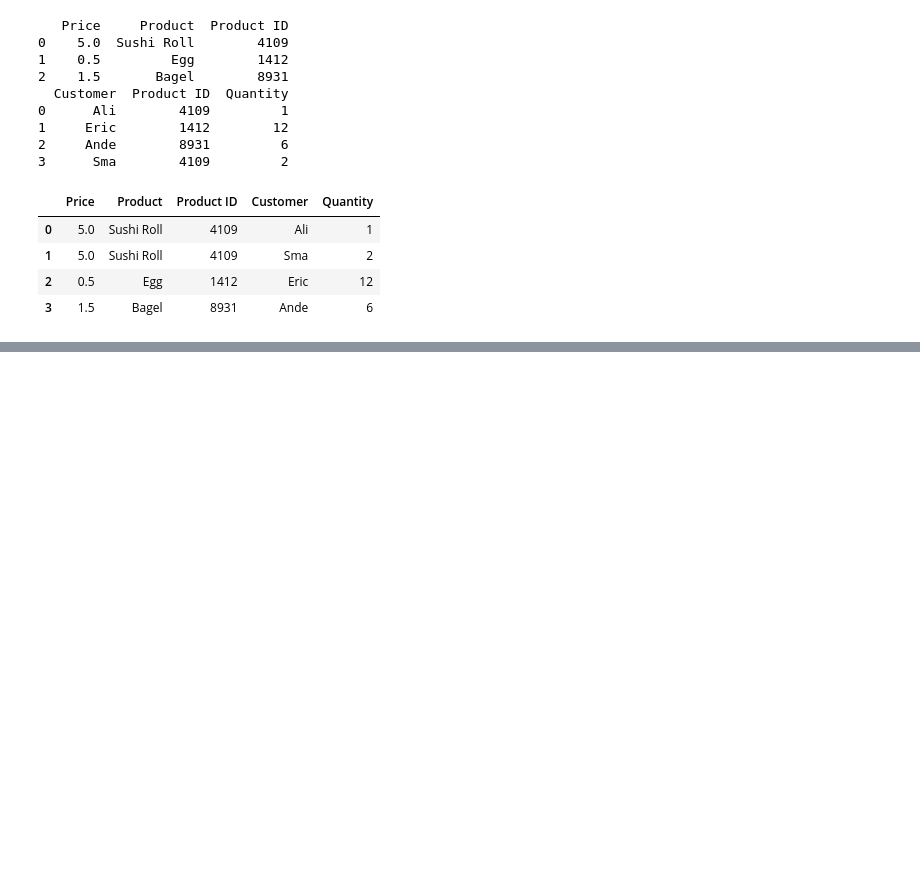
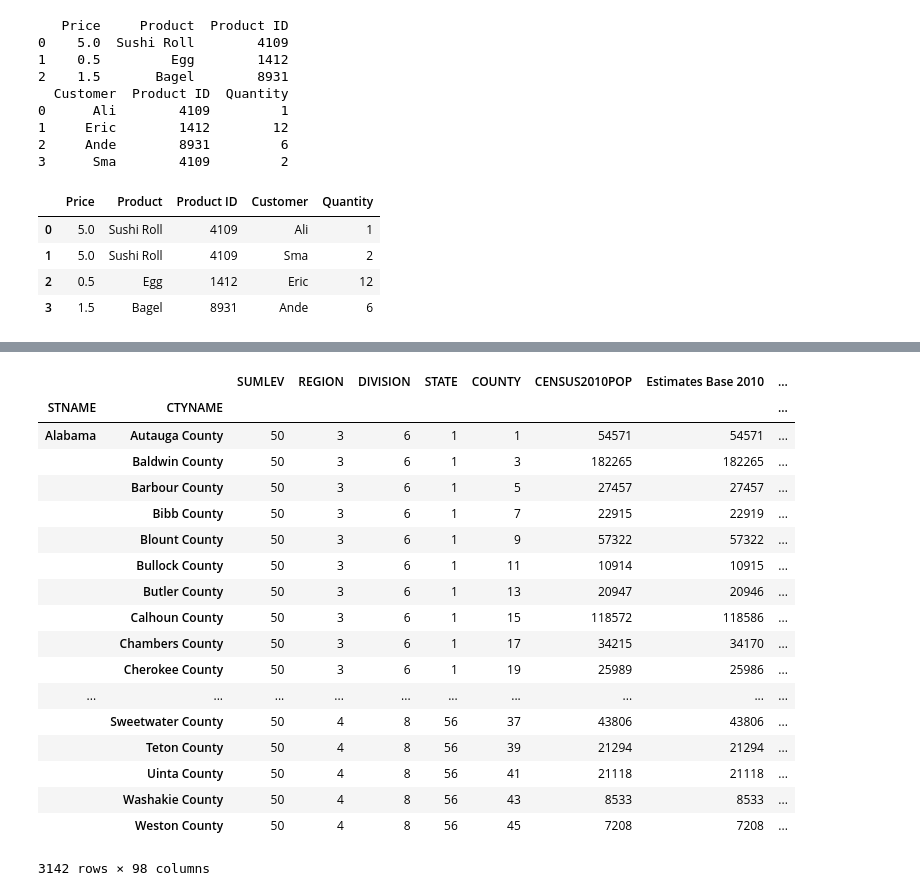
Before and after one commit to michaelsjoeberg/introduction_to_data_science_in_python, a Jupyter notebook: Week 3/advanced-python-pandas.ipynb, the cells around one changed output, grey strips where cells are left out. Saved outputs shown, nothing was run; the diff lists cells and outputs as text; code cells hidden in the pictures; blank space fills up the shorter version.

```diff
--- a/Week 3/advanced-python-pandas.ipynb
+++ b/Week 3/advanced-python-pandas.ipynb
@@ -136,0 +189,25 @@ pd.merge(df_products, df_invoices, how='inner', left_on='Product ID', right_on='
+# %%
+# traditional
+df = df[df['SUMLEV'] == 50]
+df.set_index(['STNAME', 'CTYNAME'], inplace=True)
+df.rename(columns={'ESTIMATESBASE2010': 'Estimates Base 2010'})
+# %% [output]
+|  |  | SUMLEV | REGION | DIVISION | STATE | COUNTY | CENSUS2010POP | Estimates Base 2010 | ... |
+| STNAME | CTYNAME |  |  |  |  |  |  |  | ... |
+| Alabama | Autauga County | 50 | 3 | 6 | 1 | 1 | 54571 | 54571 | ... |
+|  | Baldwin County | 50 | 3 | 6 | 1 | 3 | 182265 | 182265 | ... |
+|  | Barbour County | 50 | 3 | 6 | 1 | 5 | 27457 | 27457 | ... |
+|  | Bibb County | 50 | 3 | 6 | 1 | 7 | 22915 | 22919 | ... |
+|  | Blount County | 50 | 3 | 6 | 1 | 9 | 57322 | 57322 | ... |
+|  | Bullock County | 50 | 3 | 6 | 1 | 11 | 10914 | 10915 | ... |
+|  | Butler County | 50 | 3 | 6 | 1 | 13 | 20947 | 20946 | ... |
+|  | Calhoun County | 50 | 3 | 6 | 1 | 15 | 118572 | 118586 | ... |
+|  | Chambers County | 50 | 3 | 6 | 1 | 17 | 34215 | 34170 | ... |
+|  | Cherokee County | 50 | 3 | 6 | 1 | 19 | 25989 | 25986 | ... |
+| ... | ... | ... | ... | ... | ... | ... | ... | ... | ... |
+|  | Sweetwater County | 50 | 4 | 8 | 56 | 37 | 43806 | 43806 | ... |
+|  | Teton County | 50 | 4 | 8 | 56 | 39 | 21294 | 21294 | ... |
+|  | Uinta County | 50 | 4 | 8 | 56 | 41 | 21118 | 21118 | ... |
+|  | Washakie County | 50 | 4 | 8 | 56 | 43 | 8533 | 8533 | ... |
+|  | Weston County | 50 | 4 | 8 | 56 | 45 | 7208 | 7208 | ... |
+3142 rows × 98 columns
```
Also changed, not shown: parts of 7 cells of this notebook, 1 other file.
